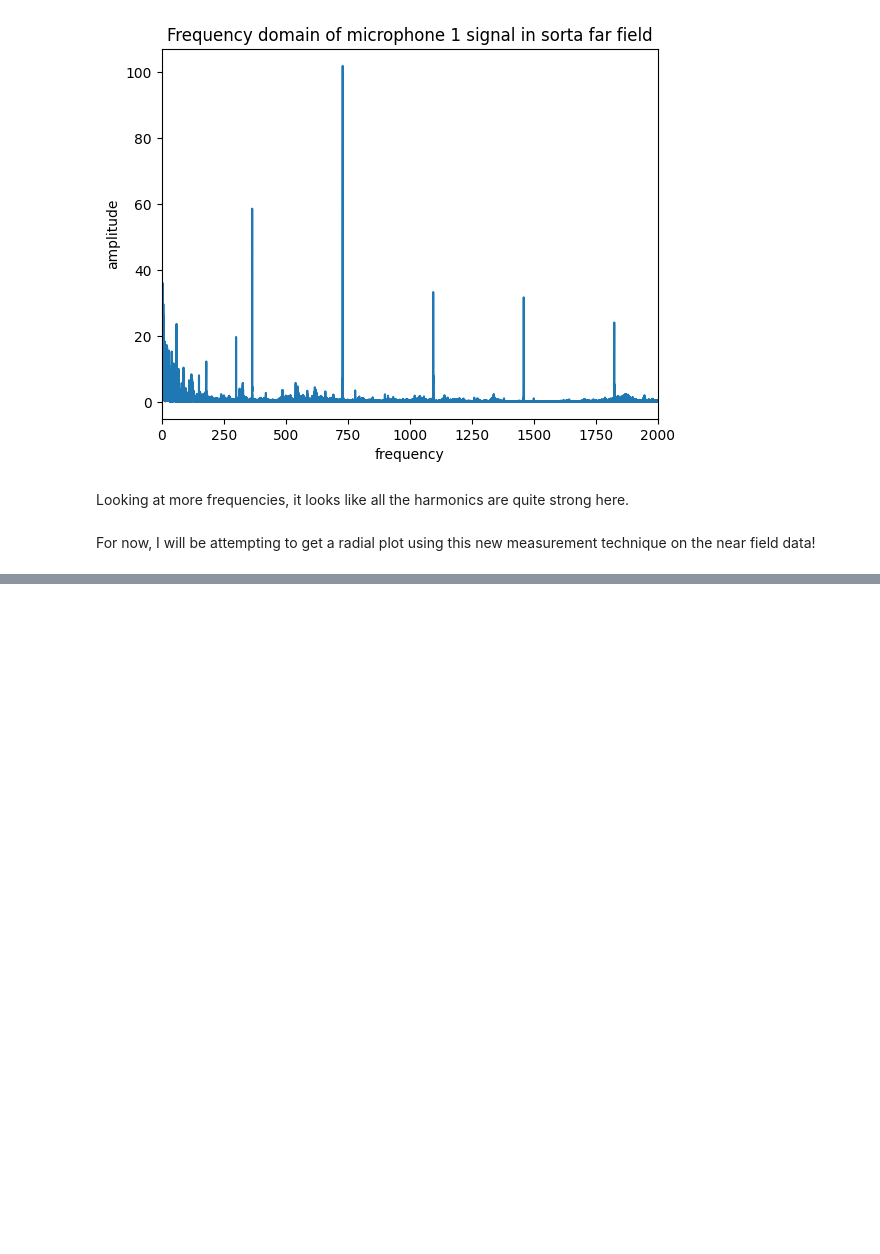
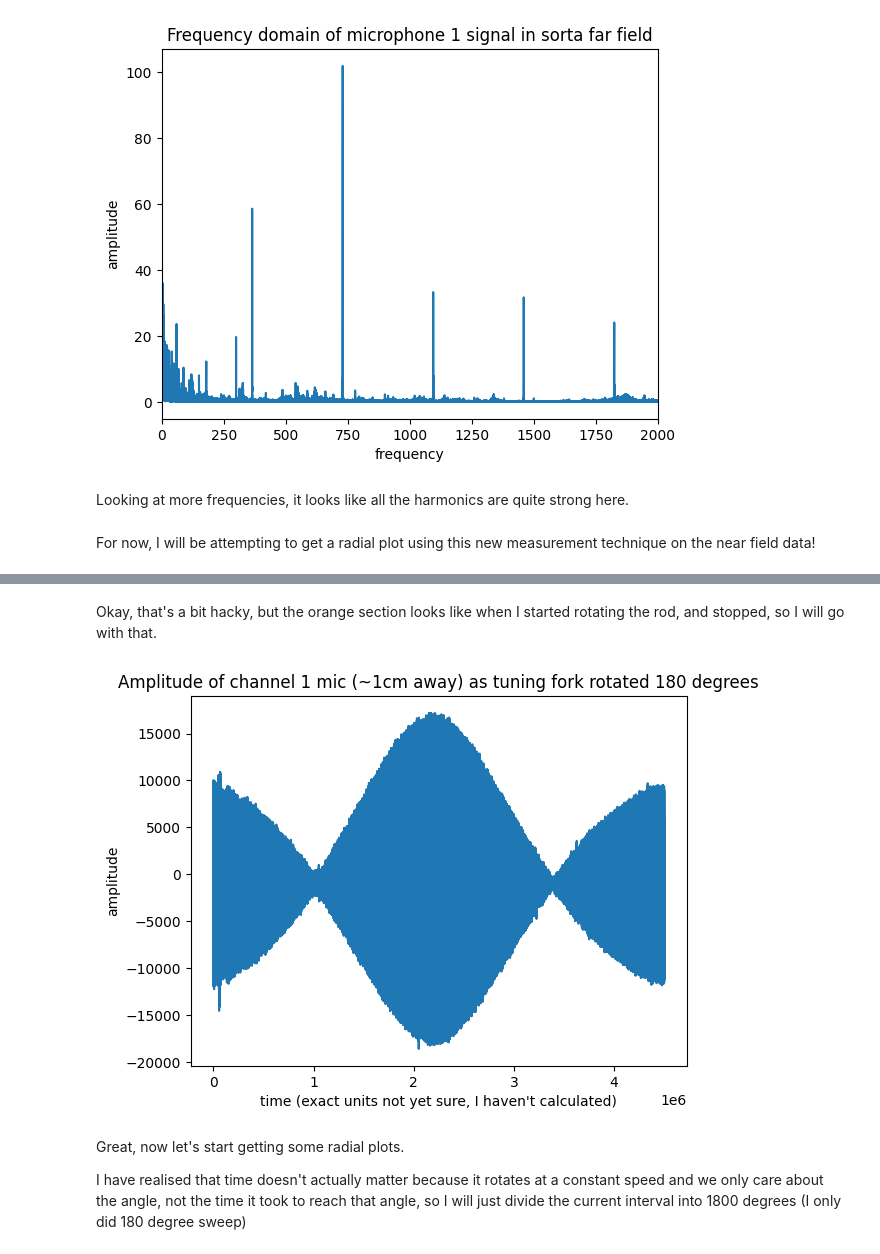
Before and after one commit to julianLapenna12/acoustic_radiation_modelling, a Jupyter notebook: notebooks/Ex1.acoustics.notebook.ipynb, the cells around one changed output, grey strips where cells are left out. Cells and saved outputs as stored; diff of their text form; code cells hidden in the pictures; blank space fills up the shorter version.

```diff
--- a/notebooks/Ex1.acoustics.notebook.ipynb
+++ b/notebooks/Ex1.acoustics.notebook.ipynb
@@ -577,0 +597,15 @@ For now, I will be attempting to get a radial plot using this new measurement te
+# %% [markdown]
+Okay, that's a bit hacky, but the orange section looks like when I started rotating the rod, and stopped, so I will go with that.
+# %%
+d1s_rotation = d1s_rotation[d1s_rotation != 0]
+plt.title("Amplitude of channel 1 mic (~1cm away) as tuning fork rotated 180 degrees")
+plt.xlabel("time (exact units not yet sure, I haven't calculated)")
+plt.ylabel('amplitude')
+plt.plot(d1s_rotation)
+plt.show()
+# %% [output]
+[figure, added]
+# %% [markdown]
+Great, now let's start getting some radial plots.
+
+I have realised that time doesn't actually matter because it rotates at a constant speed and we only care about the angle, not the time it took to reach that angle, so I will just divide the current interval into 1800 degrees (I only did 180 degree sweep)
```
Also changed, not shown: parts of 8 cells of this notebook.
